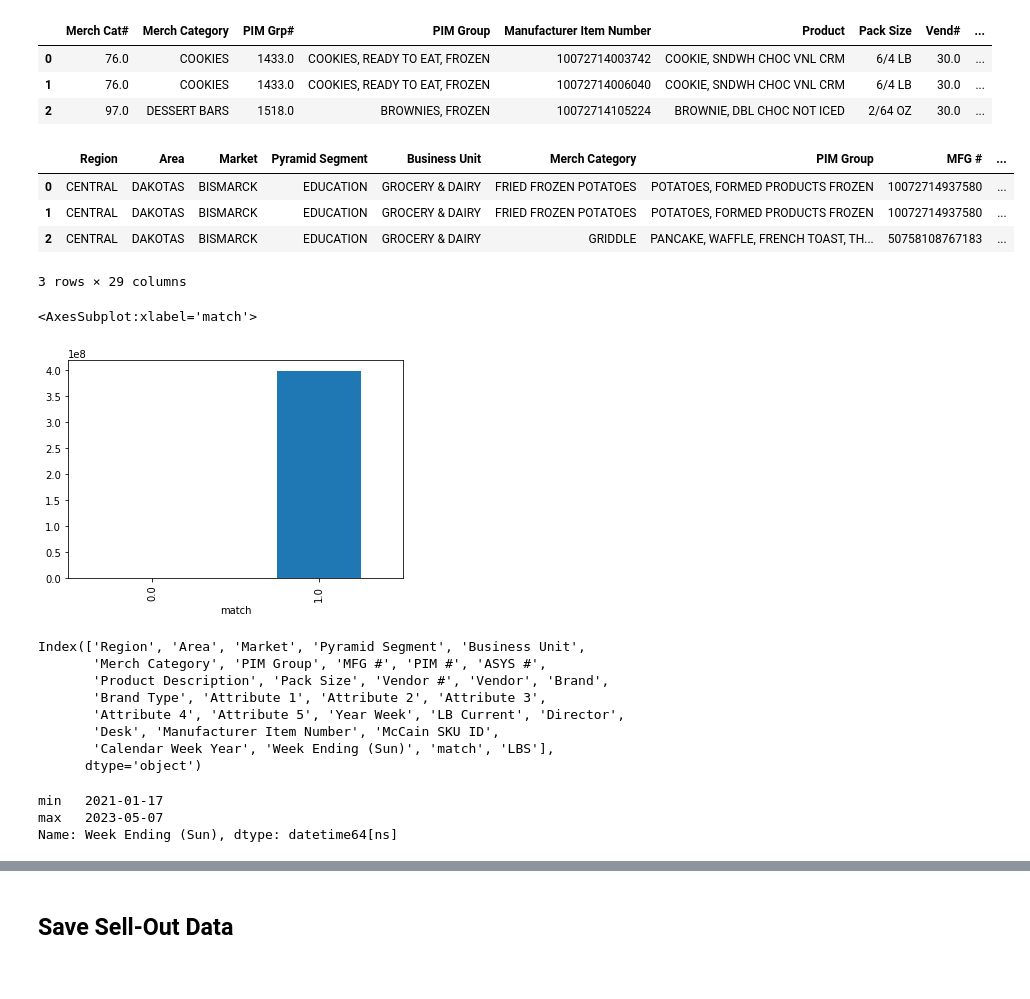
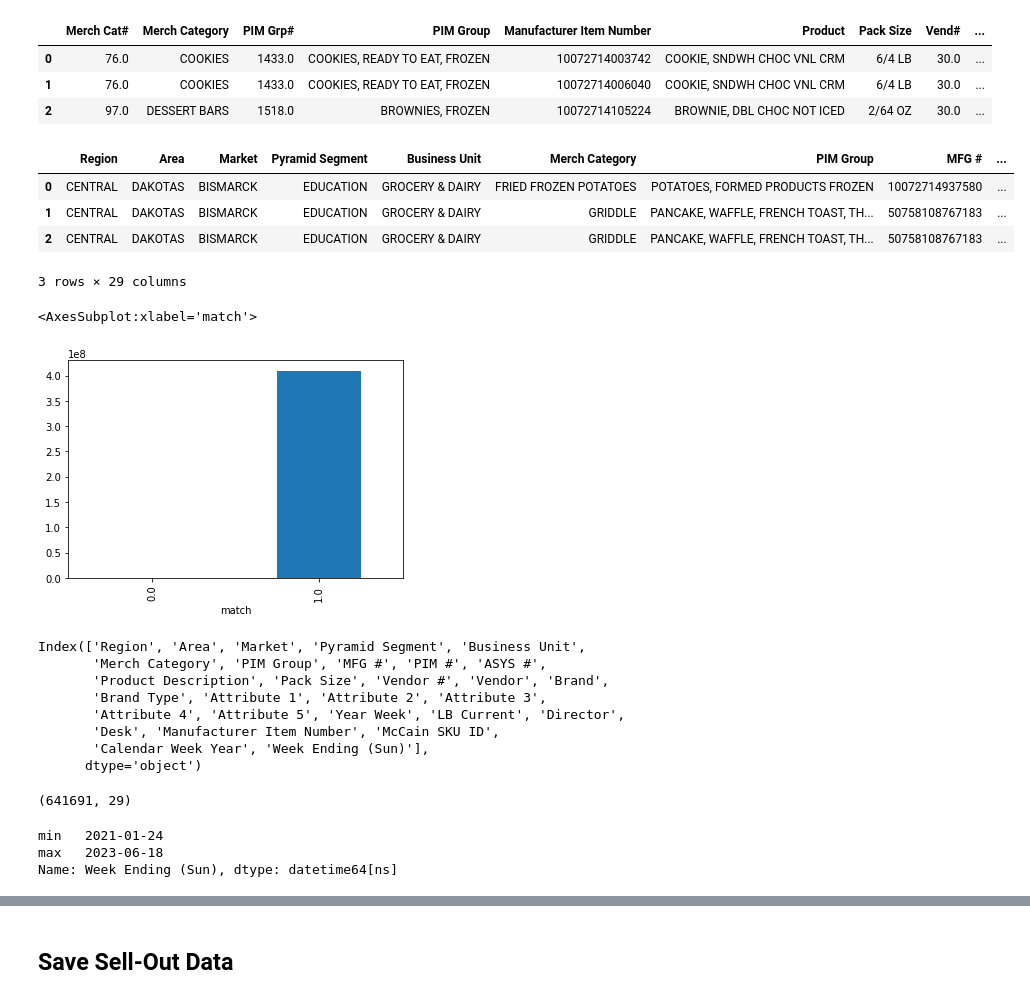
Before and after one commit to mfnewatter/Data-Update, a Jupyter notebook: sell_out_compile.ipynb, the cells around one changed output, grey strips where cells are left out. Drawn from its saved outputs; the diff is of its cells as text; code cells hidden in the pictures.

```diff
--- a/sell_out_compile.ipynb
+++ b/sell_out_compile.ipynb
@@ -30,7 +30,7 @@ for root, dirs, files in os.walk(dir_path):
         file_path = os.path.join(root, filename)
 
         #look for all files with US Foods and .csv in title
-        pattern = r'.*US Foods.*\.csv$'
+        pattern = r'.*US Foods Update.*\.csv$'
 
         if re.search(pattern, filename):
             # Read the CSV file into a temporary dataframe
@@ -49,5 +49,6 @@ for root, dirs, files in os.walk(dir_path):
             if len(df_temp) > 0:
                 all_df = pd.concat([all_df, df_temp], ignore_index=True)
 
-all_df.head()
+print(all_df.shape)
+all_df.head(4)
 # %% [output]
@@ -80,16 +77,16 @@ data_dict.head(3)
 # %%
 dict_columns = ['Manufacturer Item Number','McCain SKU ID']
 time_columns = ['Calendar Week Year','Week Ending (Sun)']
 
-df = all_df.merge(data_dict[dict_columns], how='left', left_on=['MFG #'], right_on=['Manufacturer Item Number'])
+df_sellout = all_df.merge(data_dict[dict_columns], how='left', left_on=['MFG #'], right_on=['Manufacturer Item Number'])
 
-df = df.merge(time_dict[time_columns], how='left', left_on=['Year Week'], right_on=['Calendar Week Year'])
+df_sellout = df_sellout.merge(time_dict[time_columns], how='left', left_on=['Year Week'], right_on=['Calendar Week Year'])
 
-df.head(3)
+df_sellout.head(3)
 # %% [output]
 |  | Region | Area | Market | Pyramid Segment | Business Unit | Merch Category | PIM Group | MFG # | ... |
 | 0 | CENTRAL | DAKOTAS | BISMARCK | EDUCATION | GROCERY & DAIRY | FRIED FROZEN POTATOES | POTATOES, FORMED PRODUCTS FROZEN | 10072714937580 | ... |
-| 1 | CENTRAL | DAKOTAS | BISMARCK | EDUCATION | GROCERY & DAIRY | FRIED FROZEN POTATOES | POTATOES, FORMED PRODUCTS FROZEN | 10072714937580 | ... |
+| 1 | CENTRAL | DAKOTAS | BISMARCK | EDUCATION | GROCERY & DAIRY | GRIDDLE | PANCAKE, WAFFLE, FRENCH TOAST, TH... | 50758108767183 | ... |
 | 2 | CENTRAL | DAKOTAS | BISMARCK | EDUCATION | GROCERY & DAIRY | GRIDDLE | PANCAKE, WAFFLE, FRENCH TOAST, TH... | 50758108767183 | ... |
 3 rows × 29 columns
 # %%
@@ -102,9 +99,9 @@ df.loc[:, 'LBS'] = df['LB Current'].apply(lambda x: float(re.sub(r'[^\d.]', '',
 df.groupby(['match'])['LBS'].sum().plot(kind='bar')
 # %% [output]
 <AxesSubplot:xlabel='match'>
-[figure, old version]
+[figure, new version]
 # %%
-df.columns
+df_sellout.columns
 # %% [output]
 Index(['Region', 'Area', 'Market', 'Pyramid Segment', 'Business Unit',
        'Merch Category', 'PIM Group', 'MFG #', 'PIM #', 'ASYS #',
@@ -112,14 +109,16 @@ Index(['Region', 'Area', 'Market', 'Pyramid Segment', 'Business Unit',
        'Brand Type', 'Attribute 1', 'Attribute 2', 'Attribute 3',
        'Attribute 4', 'Attribute 5', 'Year Week', 'LB Current', 'Director',
        'Desk', 'Manufacturer Item Number', 'McCain SKU ID',
-       'Calendar Week Year', 'Week Ending (Sun)', 'match', 'LBS'],
+       'Calendar Week Year', 'Week Ending (Sun)'],
       dtype='object')
 # %%
-df['Week Ending (Sun)'].agg(['min','max'])
+print(df_sellout.shape)
+df_sellout['Week Ending (Sun)'].agg(['min','max'])
 # %% [output]
-min   2021-01-17
-max   2023-05-07
-Name: Week Ending (Sun), dtype: datetime64[ns]
+(641691, 29)
+min   2021-01-24
+max   2023-06-18
+Name: Week Ending (Sun), dtype: datetime64[ns]
 # %%
 import matplotlib.pyplot as plt
 import pandas as pd
```
Also changed, not shown: parts of 23 cells of this notebook.
